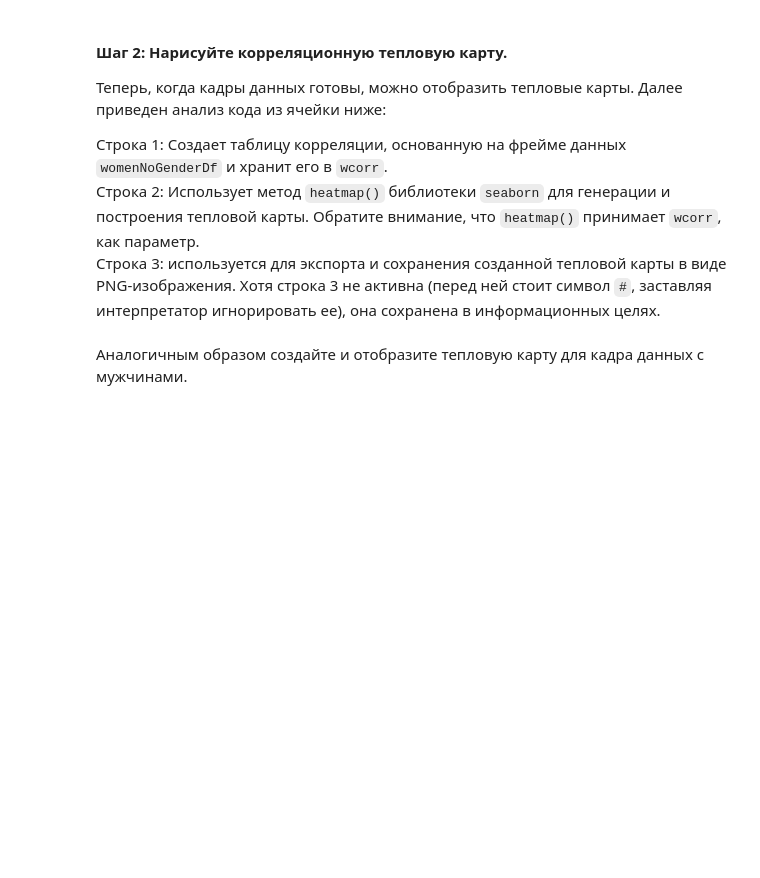
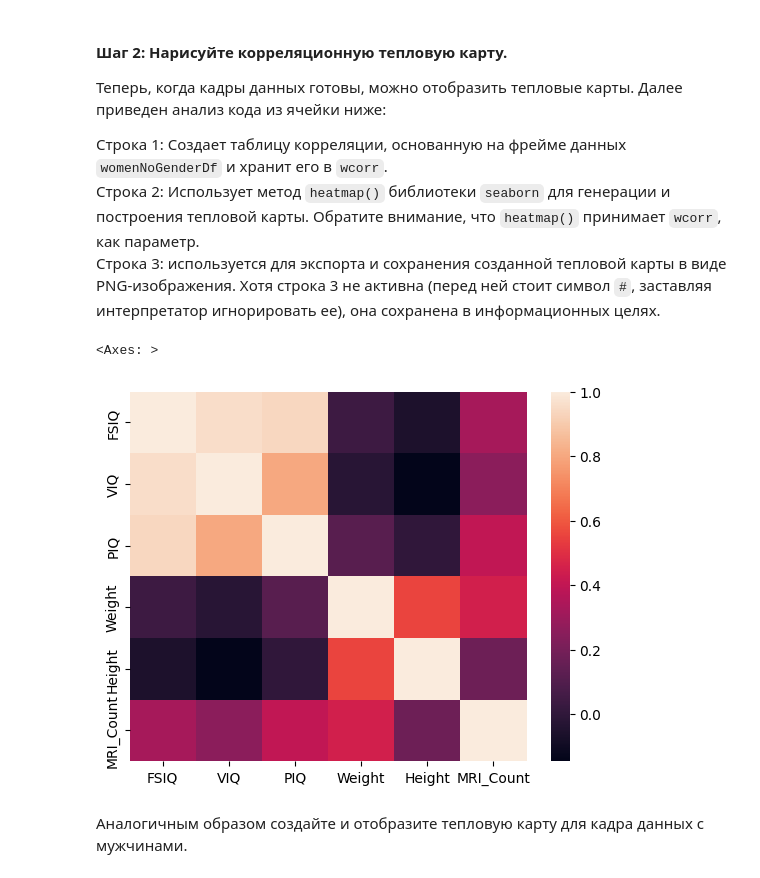
Before and after one commit to AKlimovUrfu/lab2, a Jupyter notebook: correlation.ipynb, the cells around one changed output. Cells and saved outputs as stored; diff of their text form; code cells hidden in the pictures; blank space fills up the shorter version.

```diff
--- a/correlation.ipynb
+++ b/correlation.ipynb
@@ -150,9 +229,14 @@ womenDf.?(method='pearson')
 # %%
 # Ячейка для кода № 12
 import seaborn as sns
 
-wcorr = womenDf.corr()
-sns.heatmap(wcorr)
+womenMeanSmarts = womenDf[["PIQ", "FSIQ", "VIQ"]].mean(axis=1)
+women_correlation = womenDf.select_dtypes(include=['number']).corr(method='pearson')
+
+sns.heatmap(women_correlation)
 #plt.savefig('attribute_correlations.png', tight_layout=True)
+# %% [output]
+<Axes: >
+[figure, added]
 # %% [markdown]
 Аналогичным образом создайте и отобразите тепловую карту для кадра данных с мужчинами.
```
Also changed, not shown: parts of 24 cells of this notebook, 1 other file.
